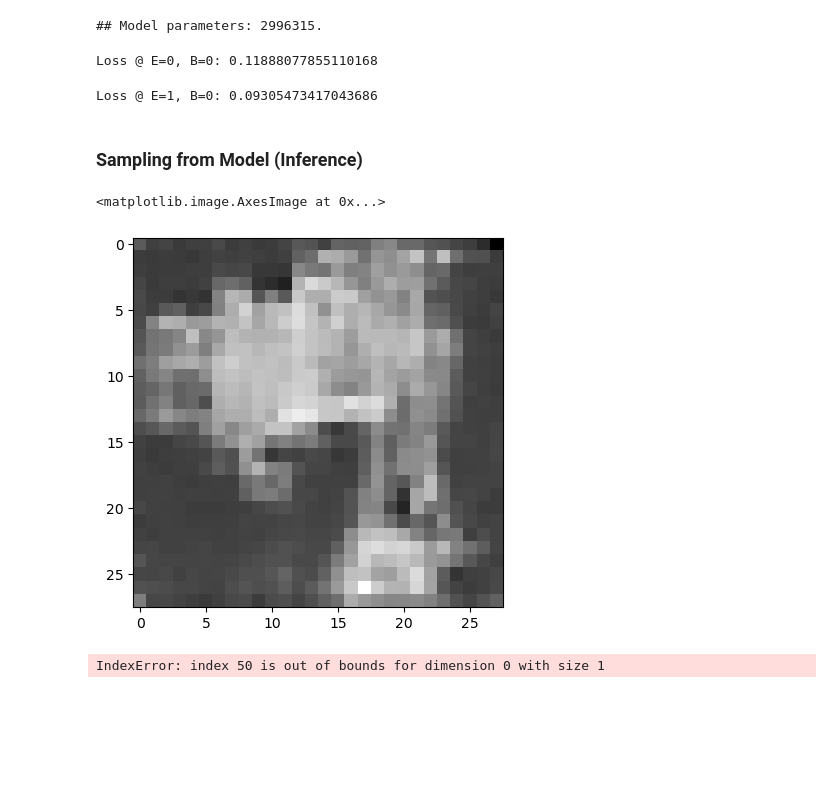
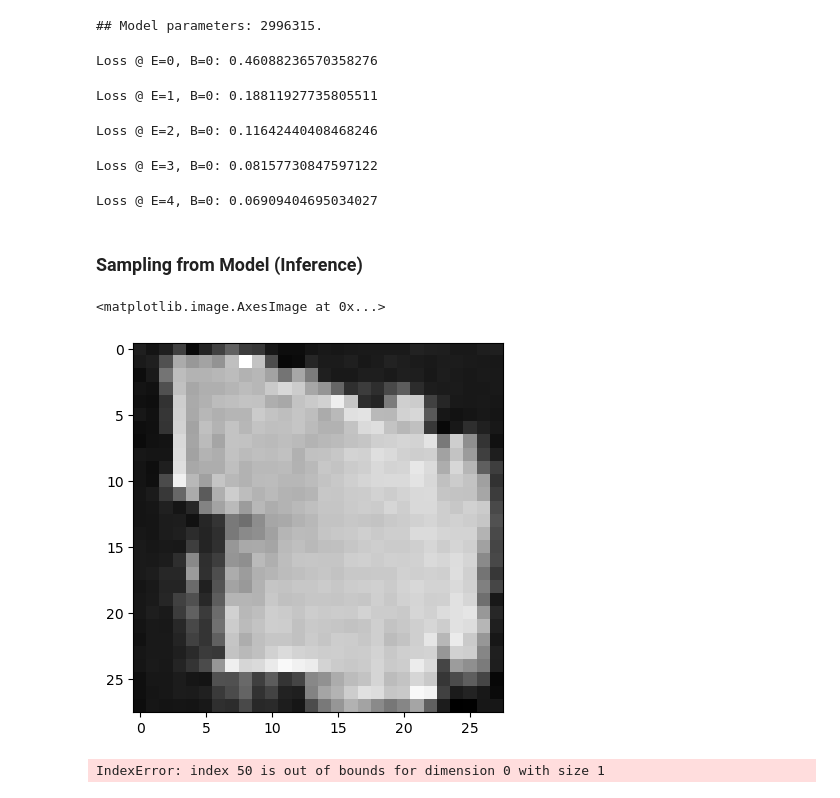
Before and after one commit to EdoardoGiancarli/LearningCodedMasks, a Jupyter notebook: SparkLab/demo_spark_diffusion.ipynb, the cells around one changed output. Cells and saved outputs as stored; diff of their text form; code cells hidden in the pictures; blank space fills up the shorter version.

```diff
--- a/SparkLab/demo_spark_diffusion.ipynb
+++ b/SparkLab/demo_spark_diffusion.ipynb
@@ -506,25 +506,28 @@ def train(
     return
 
 
-epochs = 2
+epochs = 5
 train(ddpm_model, sampler, epochs, train_dl, device)
 # %% [output]
-Loss @ E=0, B=0: 0.11888077855110168
+Loss @ E=0, B=0: 0.46088236570358276
-Loss @ E=1, B=0: 0.09305473417043686
+Loss @ E=1, B=0: 0.18811927735805511
+Loss @ E=2, B=0: 0.11642440408468246
+Loss @ E=3, B=0: 0.08157730847597122
+Loss @ E=4, B=0: 0.06909404695034027
 # %% [markdown]
 ### **Sampling from Model (Inference)**
 # %%
 # sample 64 images
 # sampler = sp.Sampler(ddpm_model, DIFFUSER)
-sample_fn = partial(sp.sample, ddpm_model, sampler, TIMESTEPS, eta=1.0, full_process=True)
+sample_fn = partial(sp.sample, ddpm_model, sampler, list(range(0, TIMESTEPS))[::10], eta=0.0, full_process=True)
 samples = sample_fn(torch.Size((1, CHANNELS, IMG_SIZE, IMG_SIZE)))
 
 # show a random one
 random_index = 0
 plt.imshow(samples[-1][random_index].reshape(IMG_SIZE, IMG_SIZE, CHANNELS), cmap="gray")
 # %% [output]
 <matplotlib.image.AxesImage at 0x...>
-[figure, old version]
+[figure, new version]
 # %%
 import matplotlib.animation as animation
 
```
Also changed, not shown: parts of 1 cell of this notebook, 1 other file.
